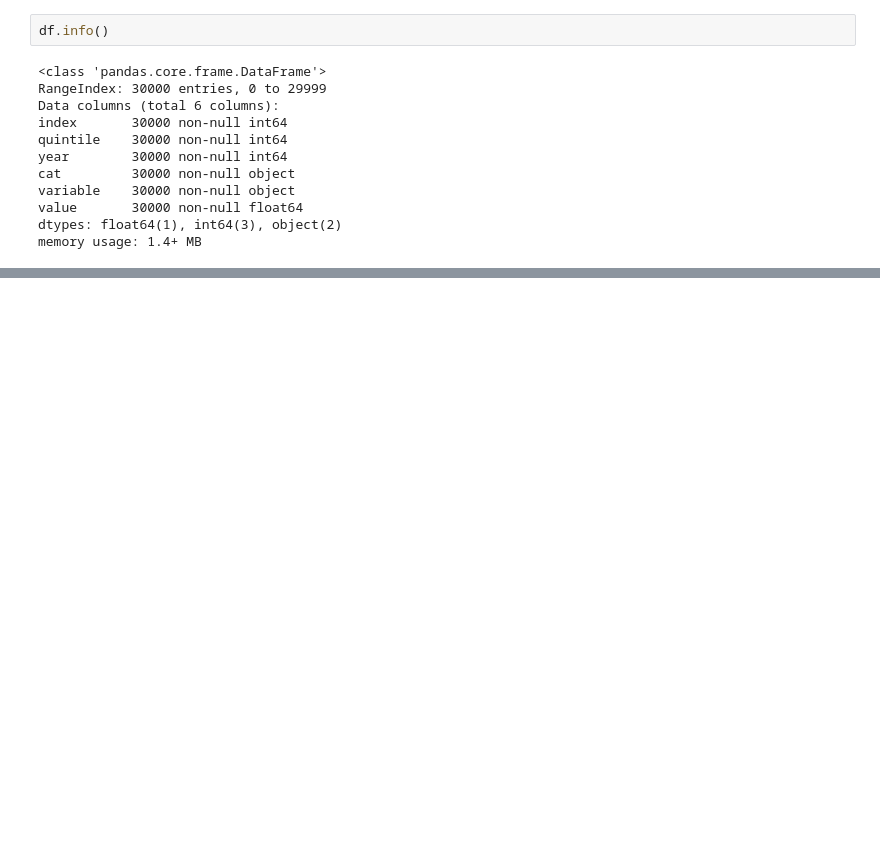
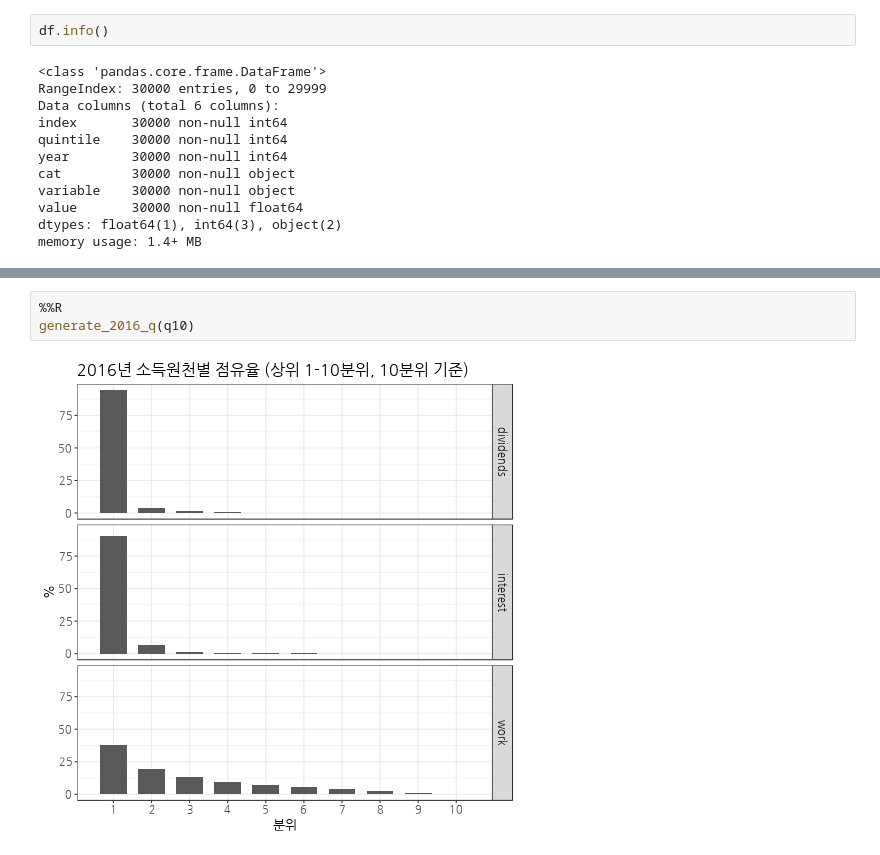
Before and after one commit to anarinsk/simsangjung, a Jupyter notebook: code/load_tidy.ipynb, the cells around one changed output, grey strips where cells are left out. Saved outputs shown, nothing was run; the diff lists cells and outputs as text; blank space fills up the shorter version.

```diff
--- a/code/load_tidy.ipynb
+++ b/code/load_tidy.ipynb
@@ -80,0 +243,5 @@ SyntaxError: invalid syntax (<ipython-input-19-c2b13620663a>, line 2)
+# %%
+%%R
+generate_2016_q(q10)
+# %% [output]
+[figure, added]
```
Also changed, not shown: parts of 22 cells of this notebook.
